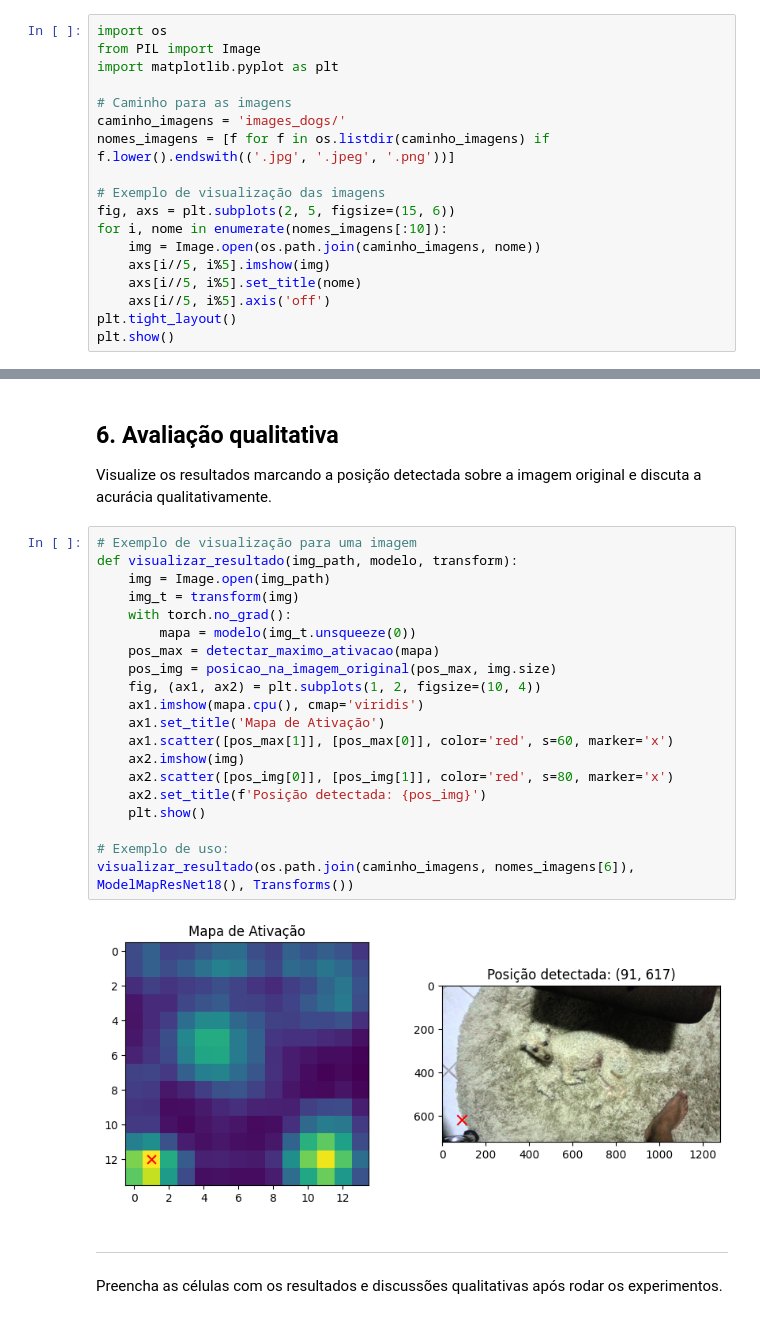
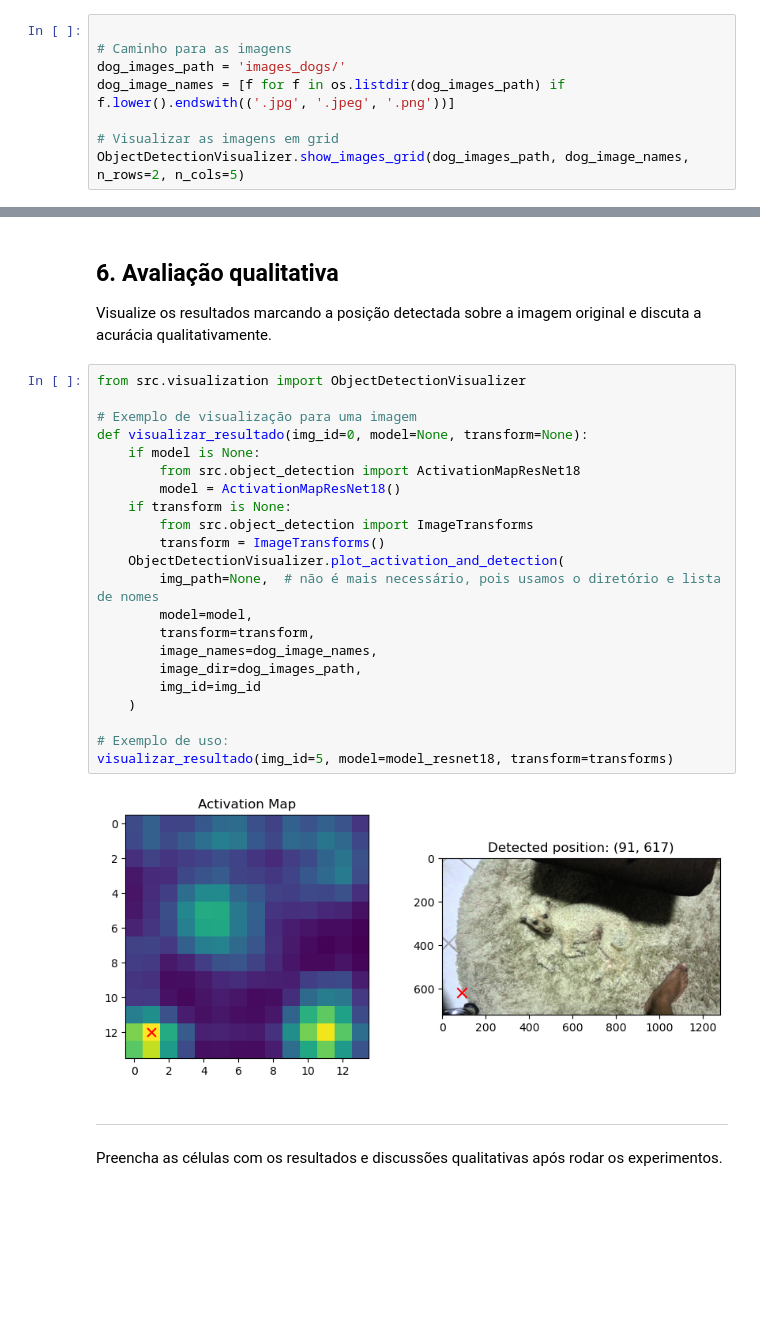
Before and after one commit to galvaowesley/computer-vision-projects, a Jupyter notebook: 01_object_detection_from_activation_map/Tema 2 - Detecção de objetos usando mapas de ativação - Experimentos.ipynb, the cells around one changed output, grey strips where cells are left out. Saved outputs shown, nothing was run; the diff lists cells and outputs as text; blank space fills up the shorter version.

```diff
--- a/01_object_detection_from_activation_map/Tema 2 - Detecção de objetos usando mapas de ativação - Experimentos.ipynb
+++ b/01_object_detection_from_activation_map/Tema 2 - Detecção de objetos usando mapas de ativação - Experimentos.ipynb
@@ -7,21 +14,11 @@ Este notebook segue o roteiro proposto para detecção de objetos utilizando map
 
 Faça o download de 10 imagens da internet contendo cachorros que ocupam uma pequena parte da imagem. Salve-as em uma pasta, por exemplo, `imagens_cachorros/`.
 # %%
-import os
-from PIL import Image
-import matplotlib.pyplot as plt
 
 # Caminho para as imagens
-caminho_imagens = 'images_dogs/'
-nomes_imagens = [f for f in os.listdir(caminho_imagens) if f.lower().endswith(('.jpg', '.jpeg', '.png'))]
+dog_images_path = 'images_dogs/'
+dog_image_names = [f for f in os.listdir(dog_images_path) if f.lower().endswith(('.jpg', '.jpeg', '.png'))]
 
-# Exemplo de visualização das imagens
-fig, axs = plt.subplots(2, 5, figsize=(15, 6))
-for i, nome in enumerate(nomes_imagens[:10]):
-    img = Image.open(os.path.join(caminho_imagens, nome))
-    axs[i//5, i%5].imshow(img)
-    axs[i//5, i%5].set_title(nome)
-    axs[i//5, i%5].axis('off')
-plt.tight_layout()
-plt.show()
+# Visualizar as imagens em grid
+ObjectDetectionVisualizer.show_images_grid(dog_images_path, dog_image_names, n_rows=2, n_cols=5)
 # %% [output]
@@ -104,27 +68,29 @@ class ModelMapResNet50(nn.Module):
 
 Visualize os resultados marcando a posição detectada sobre a imagem original e discuta a acurácia qualitativamente.
 # %%
+from src.visualization import ObjectDetectionVisualizer
+
 # Exemplo de visualização para uma imagem
-def visualizar_resultado(img_path, modelo, transform):
-    img = Image.open(img_path)
-    img_t = transform(img)
-    with torch.no_grad():
-        mapa = modelo(img_t.unsqueeze(0))
-    pos_max = detectar_maximo_ativacao(mapa)
-    pos_img = posicao_na_imagem_original(pos_max, img.size)
-    fig, (ax1, ax2) = plt.subplots(1, 2, figsize=(10, 4))
-    ax1.imshow(mapa.cpu(), cmap='viridis')
-    ax1.set_title('Mapa de Ativação')
-    ax1.scatter([pos_max[1]], [pos_max[0]], color='red', s=60, marker='x')
-    ax2.imshow(img)
-    ax2.scatter([pos_img[0]], [pos_img[1]], color='red', s=80, marker='x')
-    ax2.set_title(f'Posição detectada: {pos_img}')
-    plt.show()
+def visualizar_resultado(img_id=0, model=None, transform=None):
+    if model is None:
+        from src.object_detection import ActivationMapResNet18
+        model = ActivationMapResNet18()
+    if transform is None:
+        from src.object_detection import ImageTransforms
+        transform = ImageTransforms()
+    ObjectDetectionVisualizer.plot_activation_and_detection(
+        img_path=None,  # não é mais necessário, pois usamos o diretório e lista de nomes
+        model=model,
+        transform=transform,
+        image_names=dog_image_names,
+        image_dir=dog_images_path,
+        img_id=img_id
+    )
 
 # Exemplo de uso:
-visualizar_resultado(os.path.join(caminho_imagens, nomes_imagens[6]), ModelMapResNet18(), Transforms())
+visualizar_resultado(img_id=5, model=model_resnet18, transform=transforms)
 # %% [output]
-[figure, old version]
+[figure, new version]
 # %% [markdown]
 ---
 
```
Also changed, not shown: parts of 6 cells of this notebook, 7 other files.
